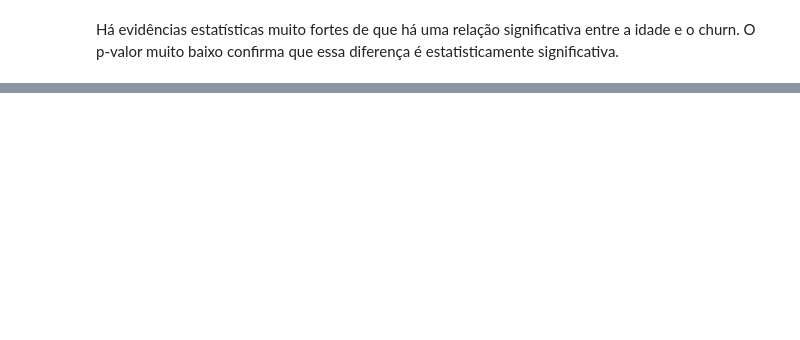
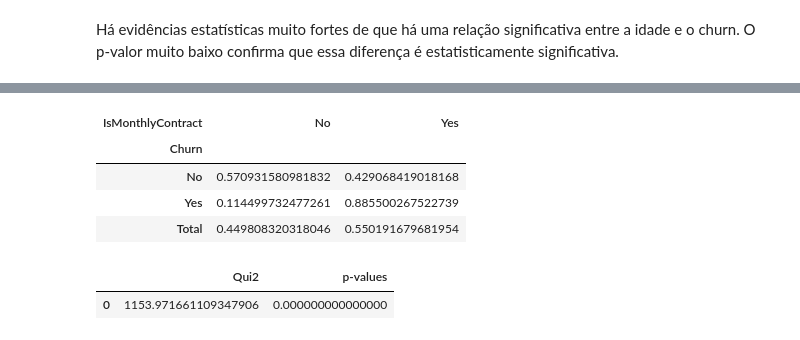
Before and after one commit to ThauanyAA/eda, a Jupyter notebook: eda_churn.ipynb, the cells around one changed output, grey strips where cells are left out. Cells and saved outputs as stored; diff of their text form; code cells hidden in the pictures; blank space fills up the shorter version.

```diff
--- a/eda_churn.ipynb
+++ b/eda_churn.ipynb
@@ -969,0 +977,24 @@ O p-valor muito baixo confirma que essa diferença é estatisticamente significa
+# %%
+pd.crosstab(df_churn.Churn, df_churn.IsMonthlyContract, normalize='index', margins=True, margins_name='Total')
+# %% [output]
+| IsMonthlyContract | No | Yes |
+| Churn |  |  |
+| No | 0.570931580981832 | 0.429068419018168 |
+| Yes | 0.114499732477261 | 0.885500267522739 |
+| Total | 0.449808320318046 | 0.550191679681954 |
+# %%
+# gerar um DF da Crosstab (sem totais)
+df_crosstab_churn_monthlyContract = pd.crosstab(df_churn.Churn, df_churn.IsMonthlyContract)
+# Calcular os Scores
+chi_scores_churn_monthlyContract = chi2_contingency(df_crosstab_churn_monthlyContract)
+# Criar as Series
+scores_churn_monthlyContract = pd.Series(chi_scores_churn_monthlyContract[0])
+pvalues_churn_monthlyContract = pd.Series(chi_scores_churn_monthlyContract[1])
+
+# Criar Dataframe com os resultados
+df_chi_scores_churn_monthlyContract = pd.DataFrame({'Qui2': scores_churn_monthlyContract,
+                                           'p-values': pvalues_churn_monthlyContract })
+df_chi_scores_churn_monthlyContract
+# %% [output]
+|  | Qui2 | p-values |
+| 0 | 1153.971661109347906 | 0.000000000000000 |
```
Also changed, not shown: parts of 9 cells of this notebook.
